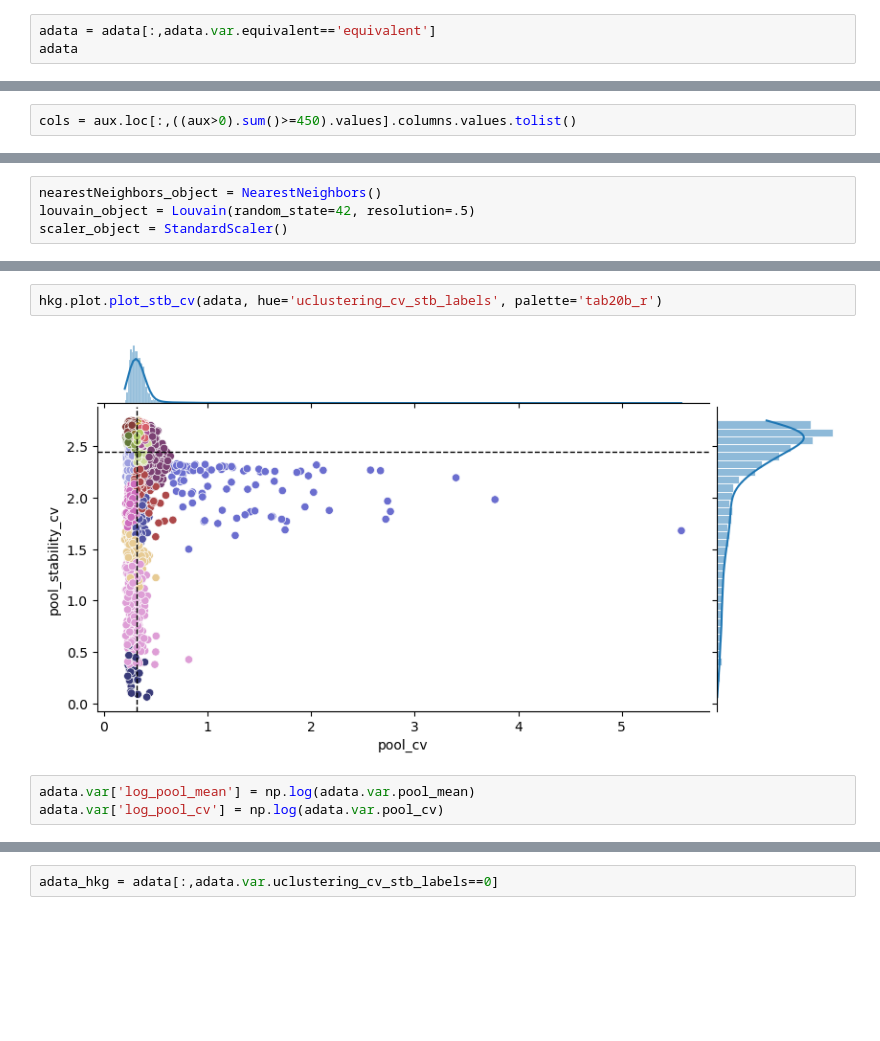
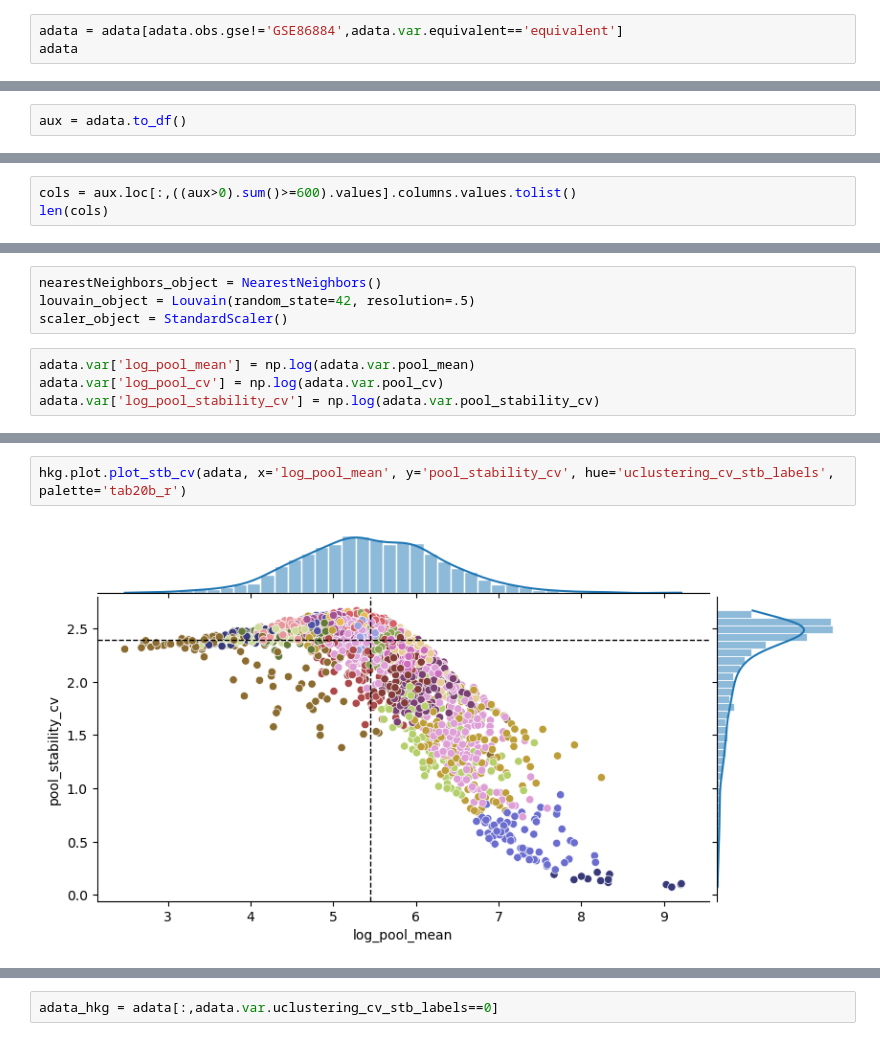
Before and after one commit to guilhermetabordaribas/housekeepingMinerPy, a Jupyter notebook: testing_pkg_hkgMiner.ipynb, the cells around one changed output, grey strips where cells are left out. Cells and saved outputs as stored; diff of their text form; blank space fills up the shorter version.

```diff
--- a/testing_pkg_hkgMiner.ipynb
+++ b/testing_pkg_hkgMiner.ipynb
@@ -258,6 +251,6 @@ AnnData object with n_obs × n_vars = 496 × 60883
 # %% [markdown]
 ## Keep equivalent genes
 # %%
-adata = adata[:,adata.var.equivalent=='equivalent']
+adata = adata[adata.obs.gse!='GSE86884',adata.var.equivalent=='equivalent']
 adata
 # %% [output]
@@ -268,3 +261,5 @@ View of AnnData object with n_obs × n_vars = 496 × 3563
 # %% [markdown]
 ## Exclude genes with high number of zeros expressions
+# %%
+aux = adata.to_df()
 # %%
@@ -274,2 +269,3 @@ View of AnnData object with n_obs × n_vars = 496 × 3563
 # %%
-cols = aux.loc[:,((aux>0).sum()>=450).values].columns.values.tolist()
+cols = aux.loc[:,((aux>0).sum()>=600).values].columns.values.tolist()
+len(cols)
@@ -301,4 +299,8 @@ AnnData object with n_obs × n_vars = 496 × 2748
 nearestNeighbors_object = NearestNeighbors()
 louvain_object = Louvain(random_state=42, resolution=.5)
 scaler_object = StandardScaler()
+# %%
+adata.var['log_pool_mean'] = np.log(adata.var.pool_mean)
+adata.var['log_pool_cv'] = np.log(adata.var.pool_cv)
+adata.var['log_pool_stability_cv'] = np.log(adata.var.pool_stability_cv)
 # %%
@@ -313,8 +702,5 @@ AnnData object with n_obs × n_vars = 496 × 2748
 # %%
-hkg.plot.plot_stb_cv(adata, hue='uclustering_cv_stb_labels', palette='tab20b_r')
+hkg.plot.plot_stb_cv(adata, x='log_pool_mean', y='pool_stability_cv', hue='uclustering_cv_stb_labels', palette='tab20b_r')
 # %% [output]
-[figure, old version]
+[figure, new version]
-# %%
-adata.var['log_pool_mean'] = np.log(adata.var.pool_mean)
-adata.var['log_pool_cv'] = np.log(adata.var.pool_cv)
 # %%
```
Also changed, not shown: parts of 56 cells of this notebook, 1 other file.
